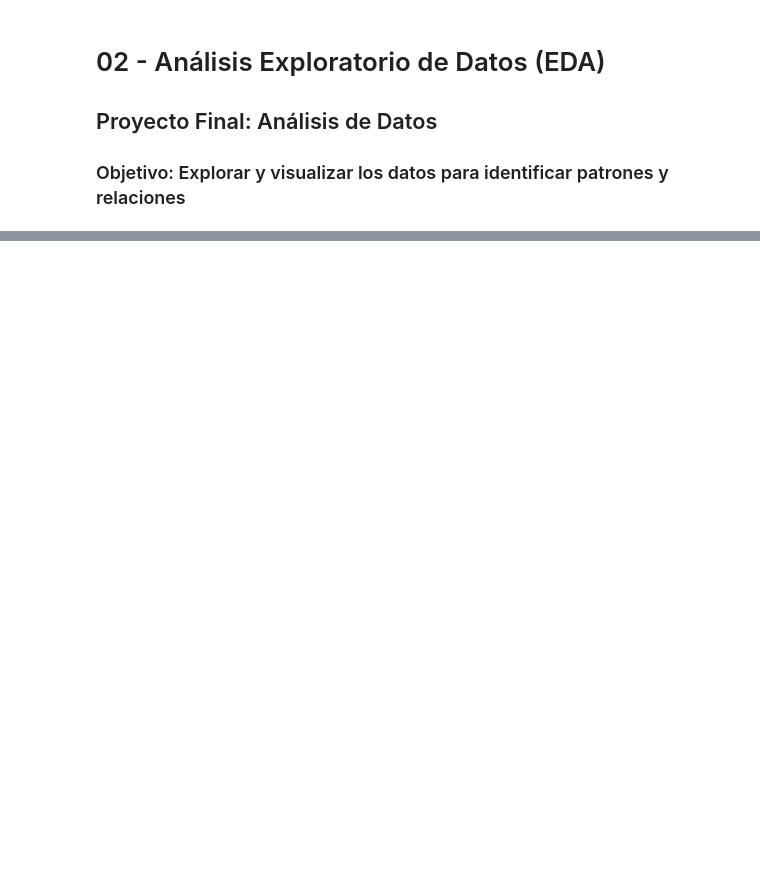
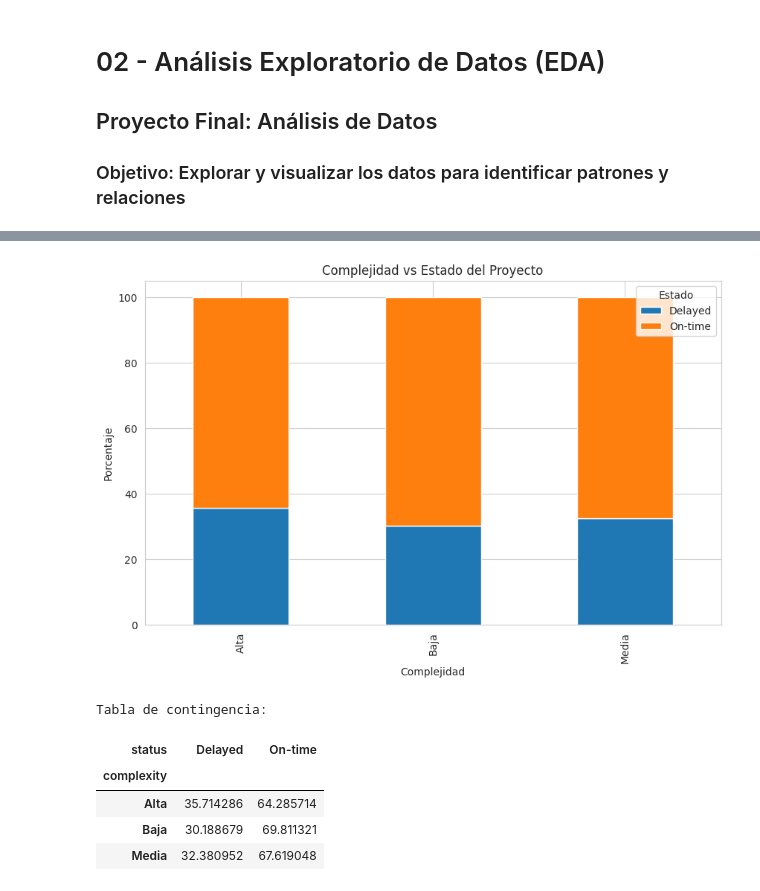
Before and after one commit to S3bas77/Proyecto_final_Analisis_de_Datos, a Jupyter notebook: notebooks/02_eda.ipynb, the cells around one changed output, grey strips where cells are left out. Cells and saved outputs as stored; diff of their text form; code cells hidden in the pictures; blank space fills up the shorter version.

```diff
--- a/notebooks/02_eda.ipynb
+++ b/notebooks/02_eda.ipynb
@@ -65,0 +112,20 @@ plt.show()
+# %%
+# 4. Complejidad vs Estado
+complexity_status = pd.crosstab(projects['complexity'], projects['status'], normalize='index') * 100
+complexity_status.plot(kind='bar', stacked=True)
+plt.title('Complejidad vs Estado del Proyecto')
+plt.ylabel('Porcentaje')
+plt.xlabel('Complejidad')
+plt.legend(title='Estado')
+plt.show()
+
+print("Tabla de contingencia:")
+complexity_status
+# %% [output]
+[figure, added]
+Tabla de contingencia:
+| status | Delayed | On-time |
+| complexity |  |  |
+| Alta | 35.714286 | 64.285714 |
+| Baja | 30.188679 | 69.811321 |
+| Media | 32.380952 | 67.619048 |
```
Also changed, not shown: parts of 15 cells of this notebook, 4 other files.
